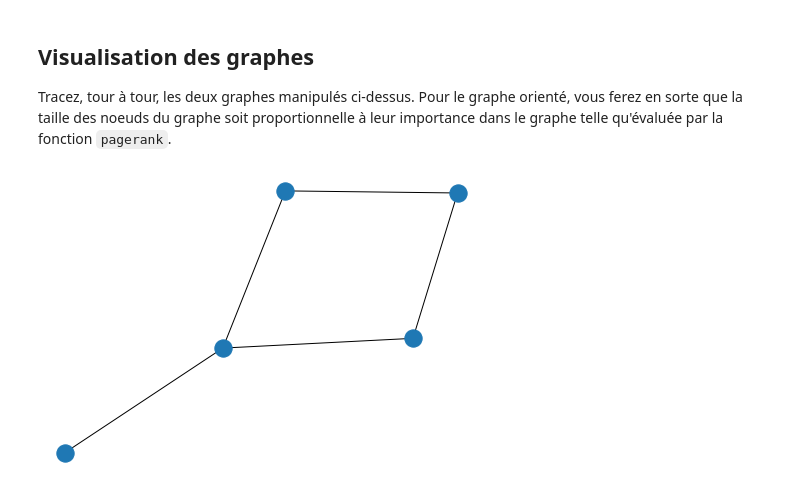
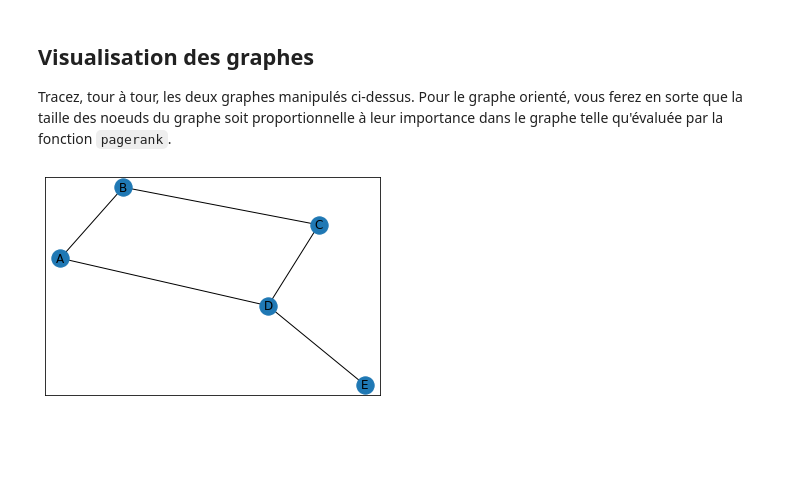
Before and after one commit to Lrakotoson/M1Python, a Jupyter notebook: S3/RecomSystem/TD2 - Graphs/TD2_Graphs.ipynb, the cells around one changed output. Cells and saved outputs as stored; diff of their text form; code cells hidden in the pictures; blank space fills up the shorter version.

Commit message:
RS | TD2 Graphs end

```diff
--- a/S3/RecomSystem/TD2 - Graphs/TD2_Graphs.ipynb
+++ b/S3/RecomSystem/TD2 - Graphs/TD2_Graphs.ipynb
@@ -174,9 +189,9 @@ list(map(sorted_dict, nx.hits(graph_2)))
 ## Visualisation des graphes
 Tracez, tour à tour, les deux graphes manipulés ci-dessus. Pour le graphe orienté, vous ferez en sorte que la taille des noeuds du graphe soit proportionnelle à leur importance dans le graphe telle qu'évaluée par la fonction `pagerank`.
 # %%
-nx.draw(graph_1)
+nx.draw_networkx(graph_1)
 # %% [output]
-[figure, old version]
+[figure, new version]
 # %%
 plt.rcParams["figure.figsize"] = (20, 15)
 nx.draw_networkx(graph_2, node_size = np.array(list(nx.pagerank(graph_2, .5).values()))*10**5)
```
Also changed, not shown: parts of 15 cells of this notebook, 1 other file.
